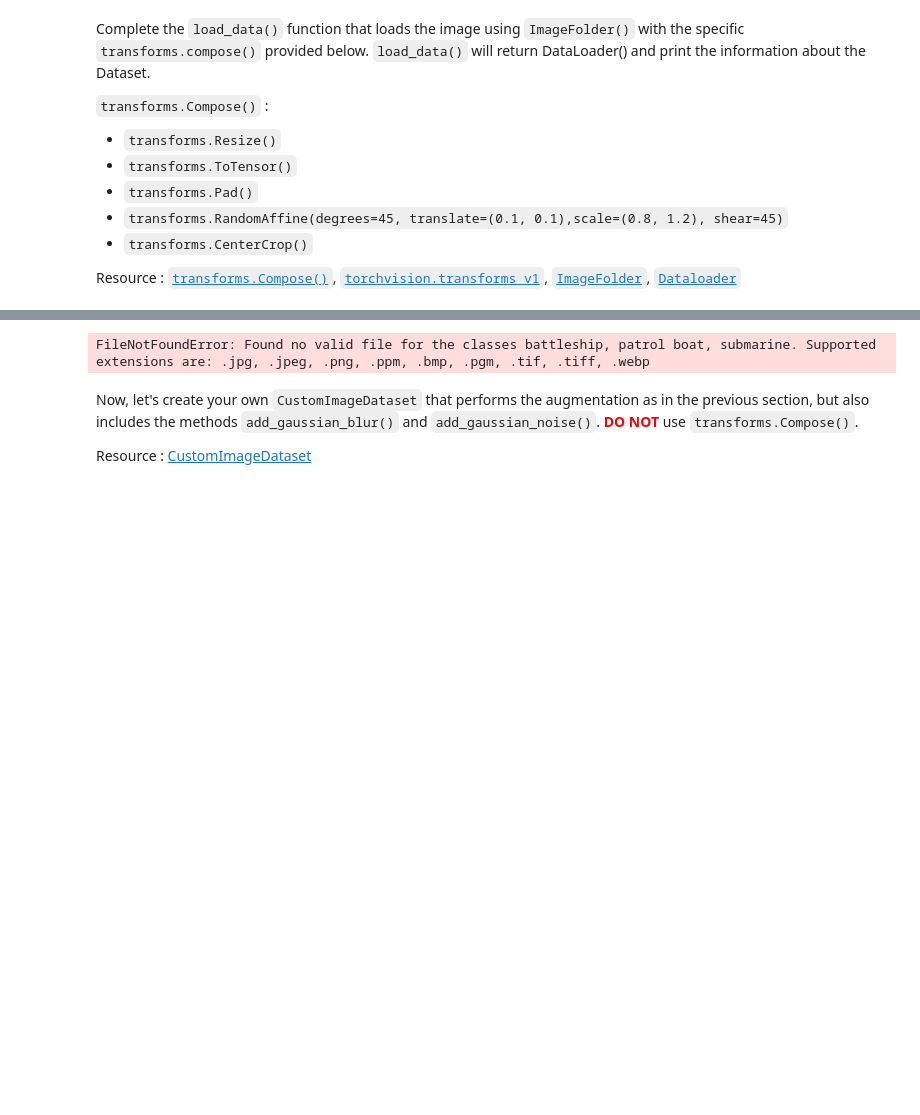
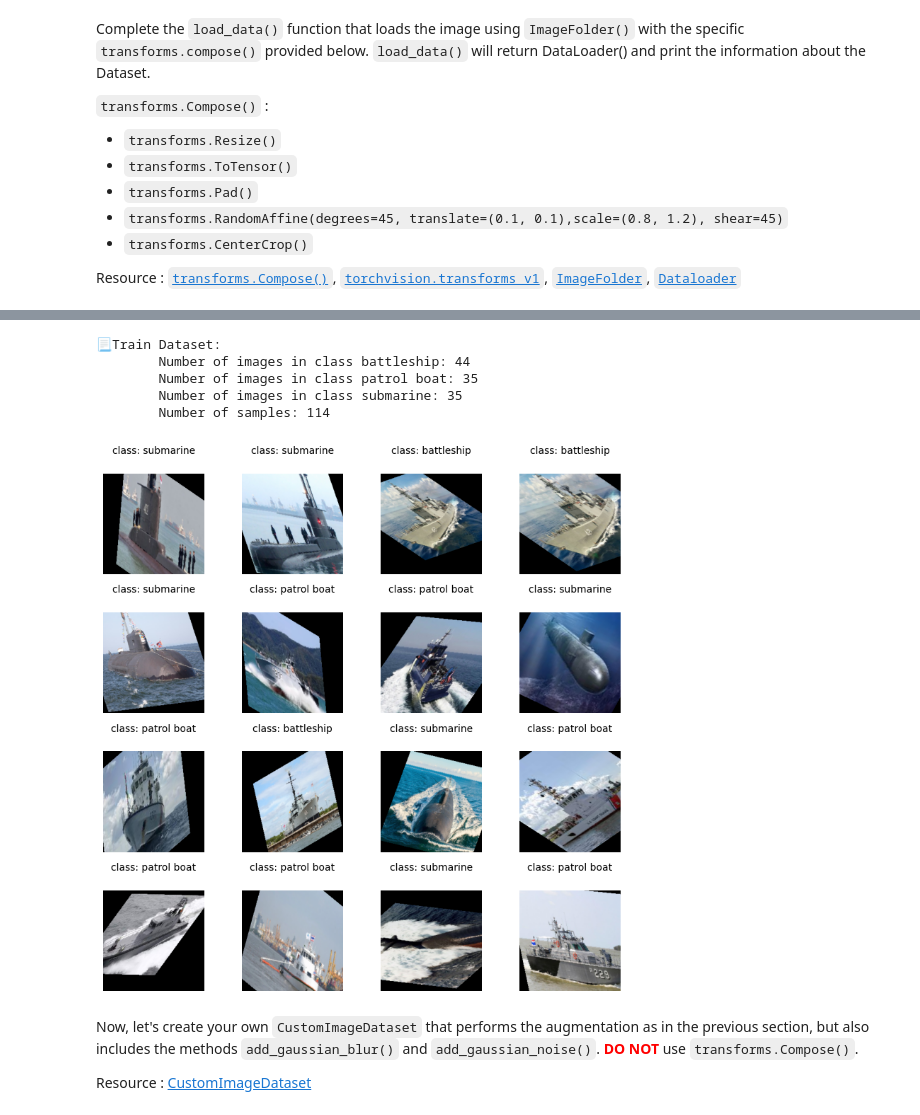
Before and after one commit to Proxiermax/Image-Processing-Course-2025, a Jupyter notebook: Lab4_NN-and-CNN/Lab4_1_DataAugmentation.ipynb, the cells around one changed output, grey strips where cells are left out. Cells and saved outputs as stored; diff of their text form; code cells hidden in the pictures; blank space fills up the shorter version.

```diff
--- a/Lab4_NN-and-CNN/Lab4_1_DataAugmentation.ipynb
+++ b/Lab4_NN-and-CNN/Lab4_1_DataAugmentation.ipynb
@@ -78,38 +78,47 @@ Use your load_data() function to load the dataset in the cell below. Then, displ
 # %%
 ### START CODE HERE ###
 # Load the Ship dataset
 ship_path = "Ship/Train"  # Path to the Ship training dataset
 data_loader = load_data(ship_path)
 
 # Get the first batch
 data_iter = iter(data_loader)
 images, labels = next(data_iter)
 
-# Display images from the first batch
-fig, axes = plt.subplots(2, 4, figsize=(15, 8))
+rows = 4
+cols = 4
+
+# Display images with custom augmentations and class indices
+fig, axes = plt.subplots(rows, cols, figsize=(cols*2, rows*2))
 axes = axes.ravel()
 
 class_names = ['battleship', 'patrol boat', 'submarine']
 
-for i in range(8):
+for i in range(rows*cols):
     if i < len(images):
         # Convert tensor to numpy and transpose for matplotlib
         img = images[i].permute(1, 2, 0).numpy()
         # Clip values to [0, 1] range
         img = np.clip(img, 0, 1)
 
         axes[i].imshow(img)
-        axes[i].set_title(f'Class: {class_names[labels[i]]}')
+        axes[i].set_title(f'class: {class_names[labels[i]]}', pad=20, fontsize=10)
         axes[i].axis('off')
     else:
         axes[i].axis('off')
 
+# Add black background styling
 plt.tight_layout()
 plt.show()
 
 ### END CODE HERE ###
 # %% [output]
-FileNotFoundError: Found no valid file for the classes battleship, patrol boat, submarine. Supported extensions are: .jpg, .jpeg, .png, .ppm, .bmp, .pgm, .tif, .tiff, .webp
+📃Train Dataset:
+        Number of images in class battleship: 44
+        Number of images in class patrol boat: 35
+        Number of images in class submarine: 35
+        Number of samples: 114
+[figure, added]
 # %% [markdown]
 Now, let's create your own `CustomImageDataset` that performs the augmentation as in the previous section, but also includes the methods `add_gaussian_blur()` and `add_gaussian_noise()`. **<font color="red">DO NOT</font>** use `transforms.Compose()`.
 
```
Also changed, not shown: parts of 2 cells of this notebook, 1 other file.
